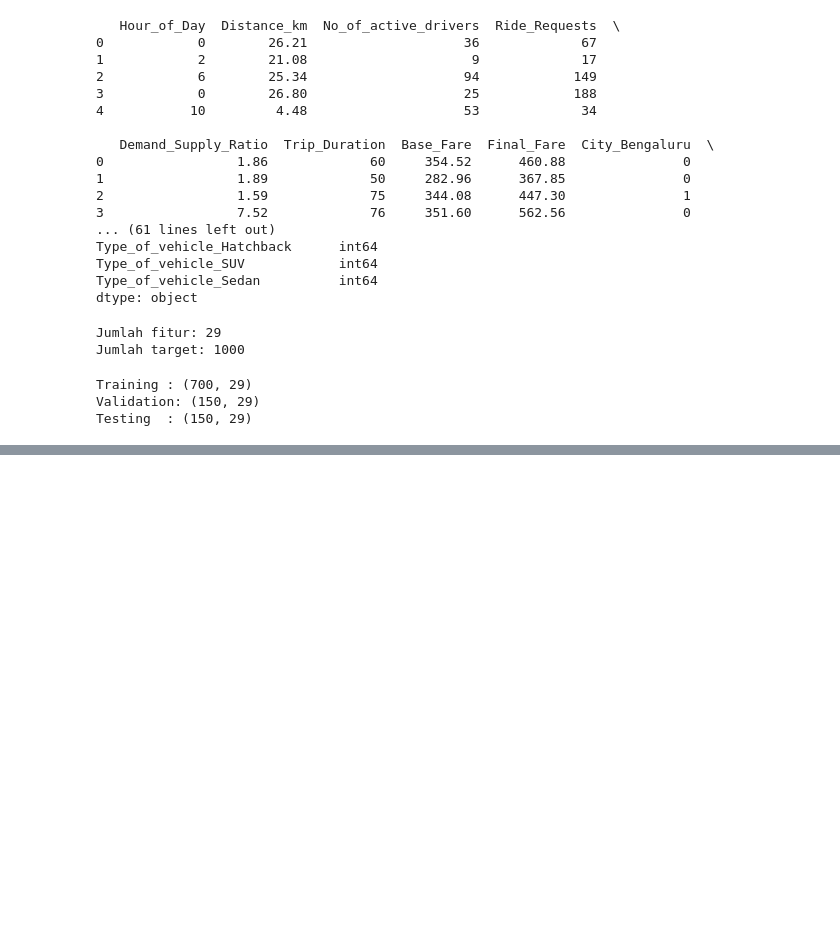
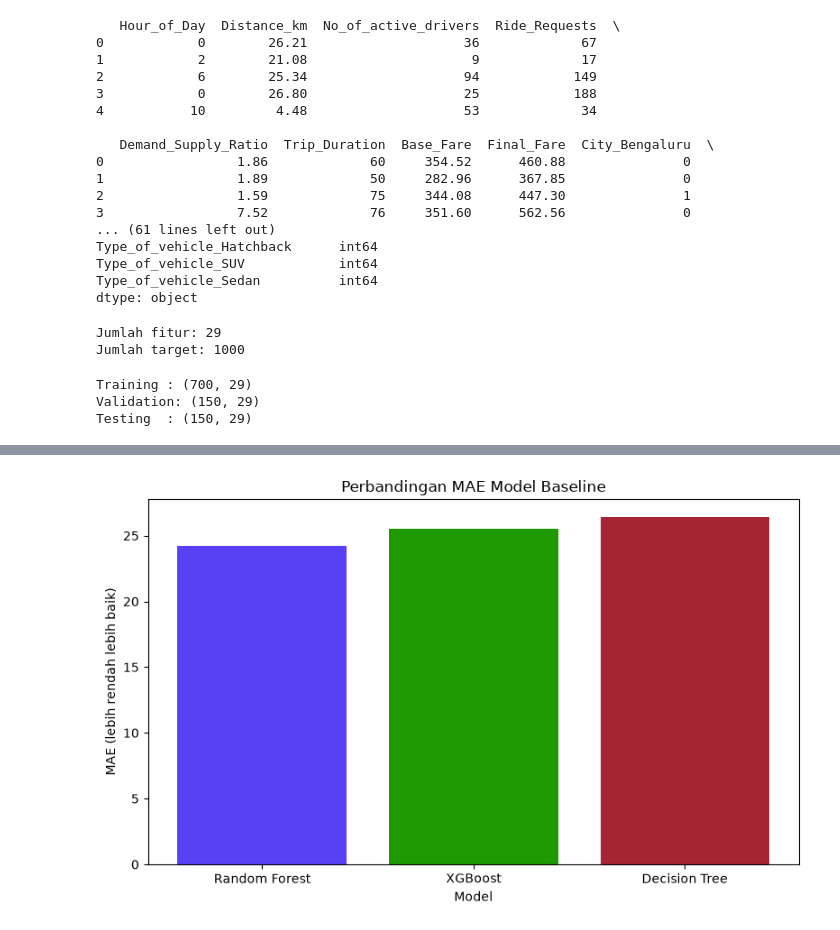
Before and after one commit to Stevienn/Tugas-ASG-1-Code, a Jupyter notebook: CabFarePrediction.ipynb, the cells around one changed output, grey strips where cells are left out. Cells and saved outputs as stored; diff of their text form; code cells hidden in the pictures; blank space fills up the shorter version.

```diff
--- a/CabFarePrediction.ipynb
+++ b/CabFarePrediction.ipynb
@@ -325,0 +420,21 @@ Testing  : (150, 29)
+# %%
+validation_baseline = baseline_df[
+    baseline_df["Dataset"] == "Validation"
+].sort_values("MAE")
+
+colors = [
+    "#5840f5", "#1f9900", "#a62434"
+]
+
+plt.figure(figsize=(8, 5))
+plt.bar(
+    validation_baseline["Model"],
+    validation_baseline["MAE"], color=colors
+)
+plt.title("Perbandingan MAE Model Baseline")
+plt.xlabel("Model")
+plt.ylabel("MAE (lebih rendah lebih baik)")
+plt.tight_layout()
+plt.show()
+# %% [output]
+[figure, added]
```
Also changed, not shown: parts of 9 cells of this notebook.
